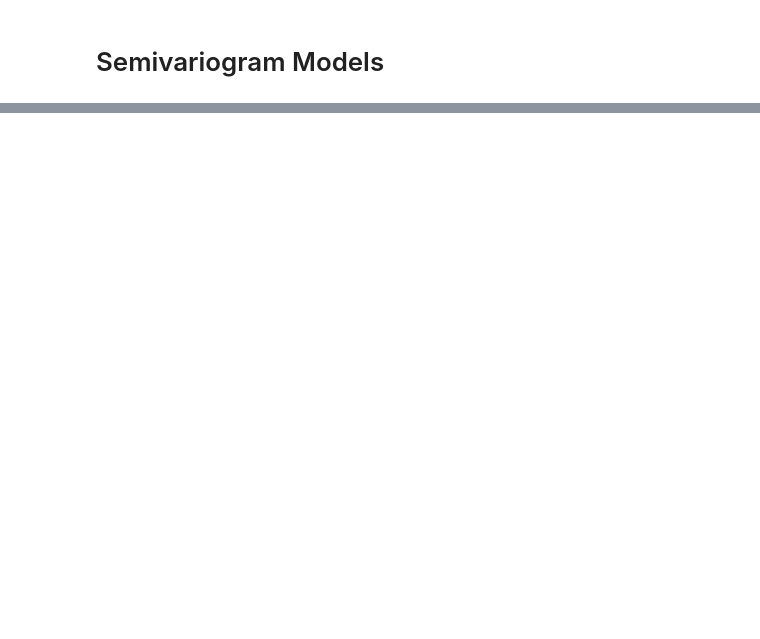
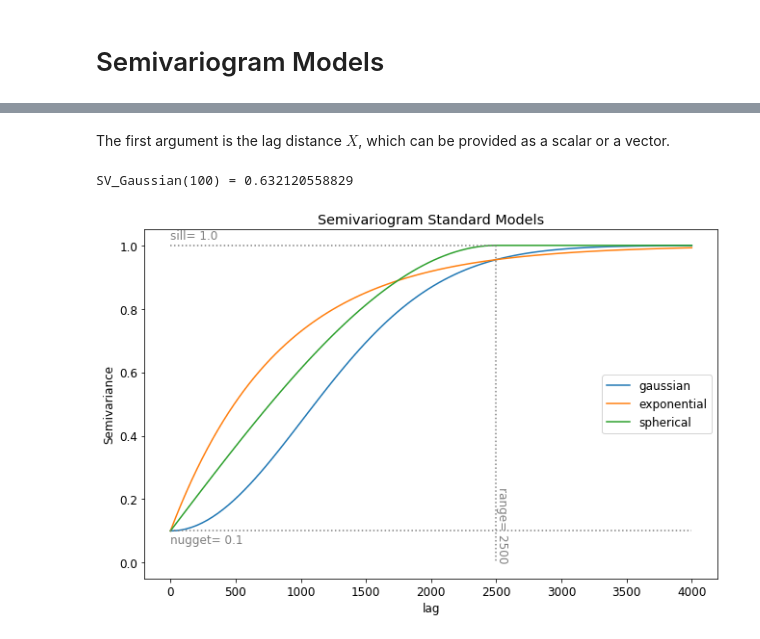
Before and after one commit to red5alex/kriglab, a Jupyter notebook: Semivariogram Models.ipynb, the cells around one changed output, grey strips where cells are left out. Saved outputs shown, nothing was run; the diff lists cells and outputs as text; code cells hidden in the pictures; blank space fills up the shorter version.

```diff
--- a/Semivariogram Models.ipynb
+++ b/Semivariogram Models.ipynb
@@ -12,0 +16,40 @@ plt.rcParams['savefig.bbox'] = 'tight'
+# %% [markdown]
+The first argument is the lag distance $X$, which can be provided as a scalar or a vector.
+# %%
+svrange=2500
+svsill=1.
+svnugget=0.1
+
+# example for scalar input:
+print("SV_Gaussian({}) = {}".format(100, svmodels.gaussian(100, svrange, svsill)))
+# %% [output]
+SV_Gaussian(100) = 0.632120558829
+# %%
+# example for vector input
+X = np.linspace(0, 4000, 100)
+
+Y = svmodels.gaussian(X, svrange, svsill, svnugget)
+plt.plot(X, Y, label="gaussian")
+
+Y = svmodels.exponential(X, svrange, svsill, svnugget)
+plt.plot(X, Y, label="exponential")
+
+Y = svmodels.spherical(X, svrange, svsill, svnugget)
+plt.plot(X, Y, label="spherical")
+
+plt.plot((0, svrange, svrange),(svsill, svsill, 0), ":", c="grey")
+plt.plot((0, 4000),(svnugget, svnugget), ":", c="grey")
+
+plt.text(0,svsill+0.02,"sill= {:}".format(svsill),color="grey")
+plt.text(svrange,0,"range= {:}".format(svrange), rotation=270, verticalalignment='bottom',color="grey")
+plt.text(0,svnugget-0.04,"nugget= {:}".format(svnugget),color="grey")
+
+
+plt.legend()
+plt.title('Semivariogram Standard Models')
+plt.ylabel('Semivariance')
+plt.xlabel('lag')
+
+_ = plt.show()
+# %% [output]
+[figure, added]
```
Also changed, not shown: parts of 15 cells of this notebook, 1 other file.
